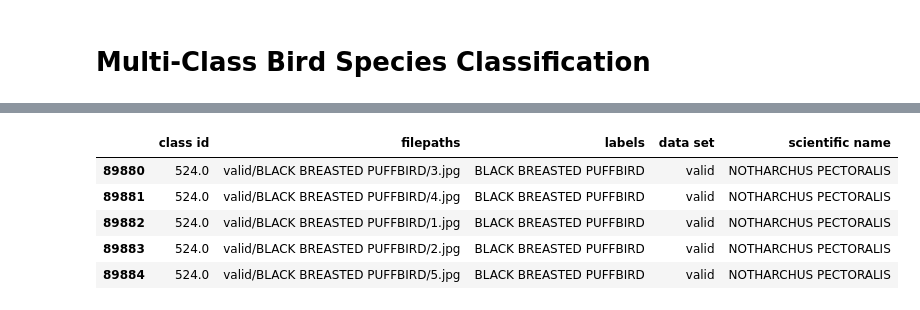
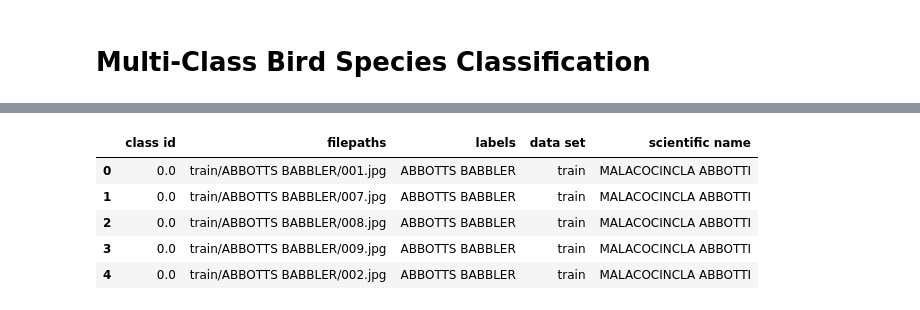
Before and after one commit to fsantamaria1/Bird_Classification, a Jupyter notebook: Bird_Classification.ipynb, the cells around one changed output, grey strips where cells are left out. Cells and saved outputs as stored; diff of their text form; code cells hidden in the pictures.

```diff
--- a/Bird_Classification.ipynb
+++ b/Bird_Classification.ipynb
@@ -37,2 +101,12 @@ Streaming output truncated to the last 5000 lines.
+# %%
+birds_df = pd.read_csv('birds.csv')
+birds_df.head()
+# %% [output]
+|  | class id | filepaths | labels | data set | scientific name |
+| 0 | 0.0 | train/ABBOTTS BABBLER/001.jpg | ABBOTTS BABBLER | train | MALACOCINCLA ABBOTTI |
+| 1 | 0.0 | train/ABBOTTS BABBLER/007.jpg | ABBOTTS BABBLER | train | MALACOCINCLA ABBOTTI |
+| 2 | 0.0 | train/ABBOTTS BABBLER/008.jpg | ABBOTTS BABBLER | train | MALACOCINCLA ABBOTTI |
+| 3 | 0.0 | train/ABBOTTS BABBLER/009.jpg | ABBOTTS BABBLER | train | MALACOCINCLA ABBOTTI |
+| 4 | 0.0 | train/ABBOTTS BABBLER/002.jpg | ABBOTTS BABBLER | train | MALACOCINCLA ABBOTTI |
 # %%
 # List directories
@@ -60,16 +133,5 @@ def view_rand_image(directory, bird_class):
   print(f"Image shape: {img.shape}")
 
   return img
-# %%
-birds_csv_dir = data_dir + "birds.csv"
-birds_csv = pd.read_csv(birds_csv_dir)
-birds_csv.tail()
-# %% [output]
-|  | class id | filepaths | labels | data set | scientific name |
-| 89880 | 524.0 | valid/BLACK BREASTED PUFFBIRD/3.jpg | BLACK BREASTED PUFFBIRD | valid | NOTHARCHUS PECTORALIS |
-| 89881 | 524.0 | valid/BLACK BREASTED PUFFBIRD/4.jpg | BLACK BREASTED PUFFBIRD | valid | NOTHARCHUS PECTORALIS |
-| 89882 | 524.0 | valid/BLACK BREASTED PUFFBIRD/1.jpg | BLACK BREASTED PUFFBIRD | valid | NOTHARCHUS PECTORALIS |
-| 89883 | 524.0 | valid/BLACK BREASTED PUFFBIRD/2.jpg | BLACK BREASTED PUFFBIRD | valid | NOTHARCHUS PECTORALIS |
-| 89884 | 524.0 | valid/BLACK BREASTED PUFFBIRD/5.jpg | BLACK BREASTED PUFFBIRD | valid | NOTHARCHUS PECTORALIS |
 # %%
 #View random image
```
Also changed, not shown: parts of 13 cells of this notebook.
